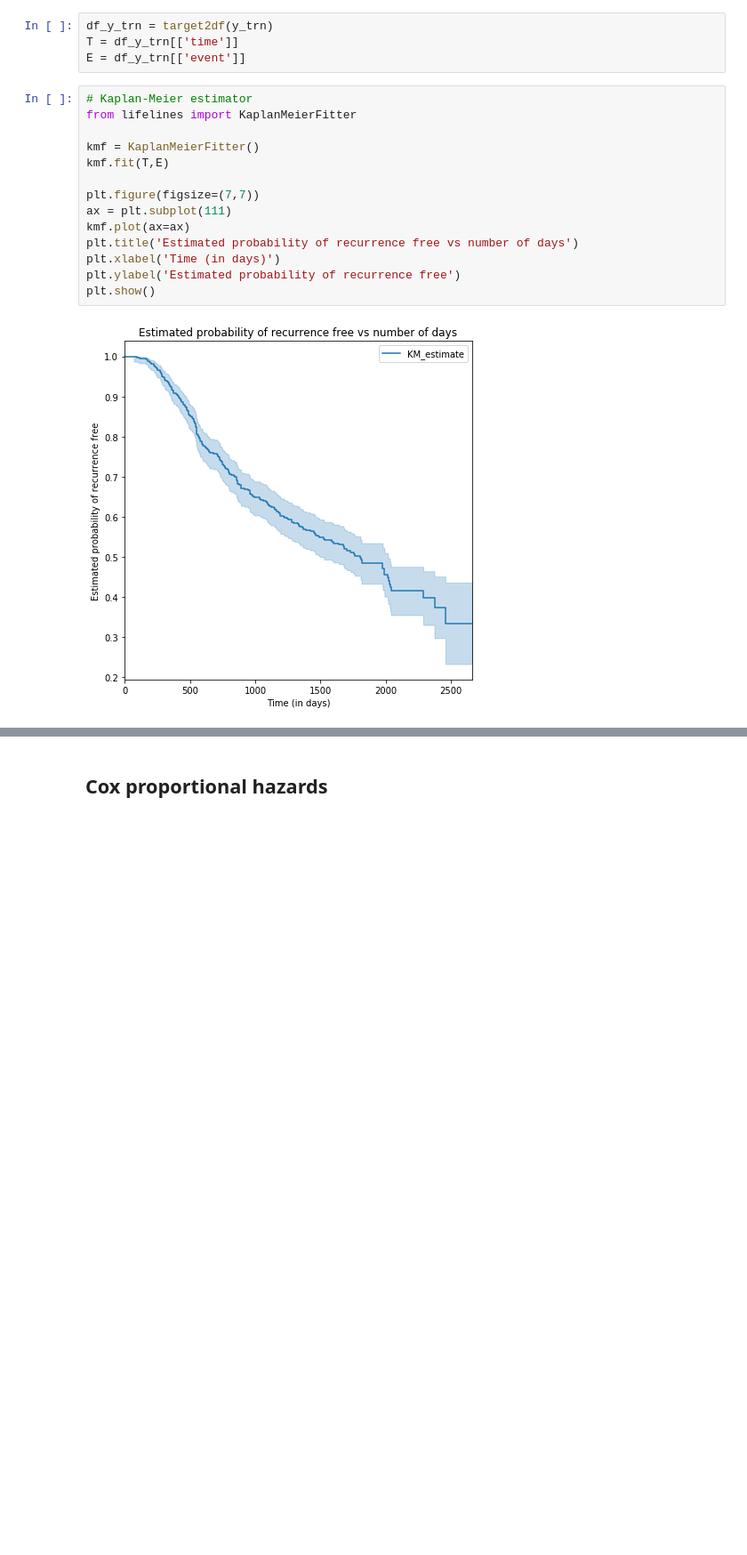
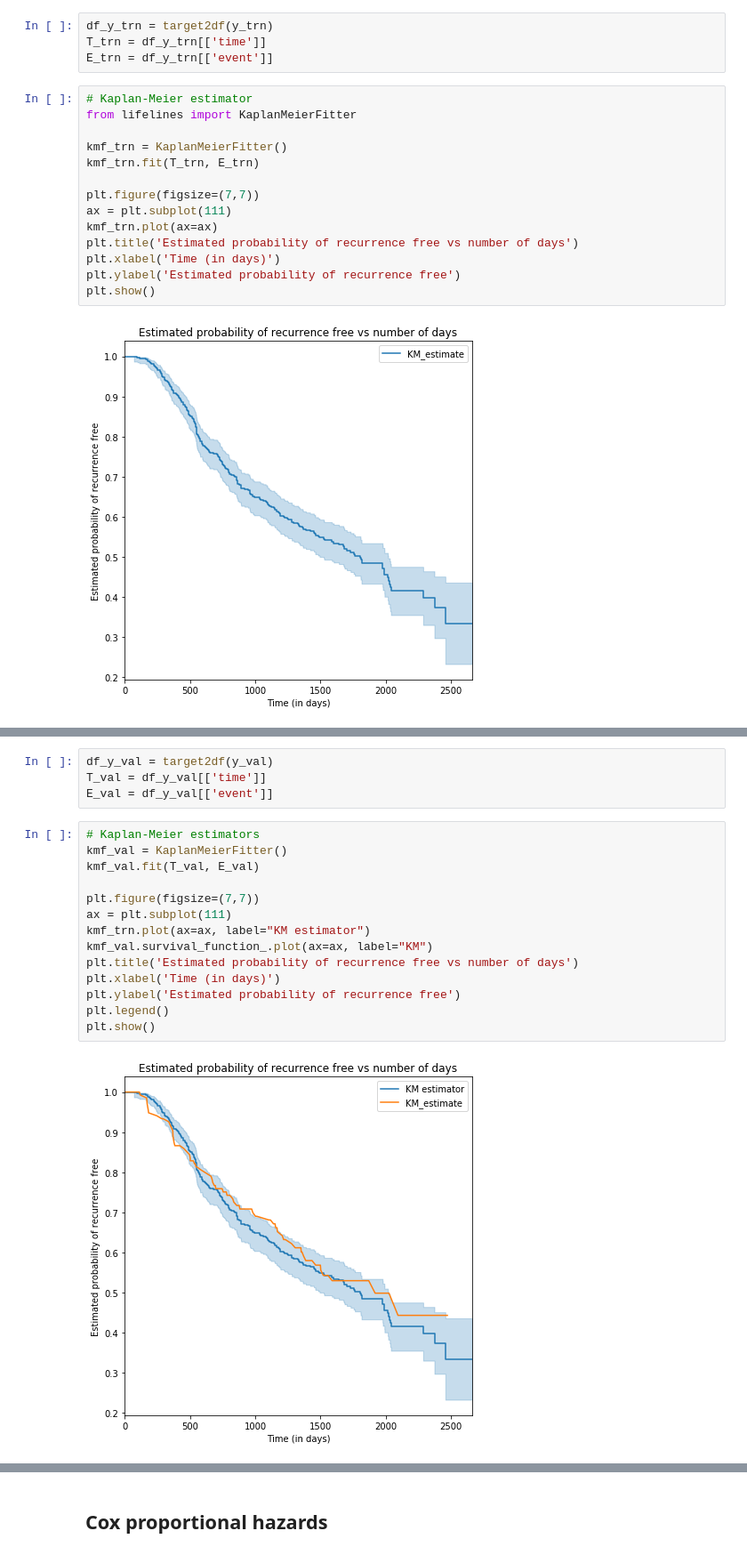
Before and after one commit to alonsosilvaallende/Survival_Analysis, a Jupyter notebook: Cox_PH_vs_Gradient_Boosting_Cox_PH_a_practical_guide-colab.ipynb, the cells around one changed output, grey strips where cells are left out. Shown: that part at 89% size. Saved outputs shown, nothing was run; the diff lists cells and outputs as text; blank space fills up the shorter version.

```diff
--- a/Cox_PH_vs_Gradient_Boosting_Cox_PH_a_practical_guide-colab.ipynb
+++ b/Cox_PH_vs_Gradient_Boosting_Cox_PH_a_practical_guide-colab.ipynb
@@ -190,17 +185,17 @@ If we didn't have the features, we could obtain a median time to event (recurren
 # %%
 df_y_trn = target2df(y_trn)
-T = df_y_trn[['time']]
-E = df_y_trn[['event']]
+T_trn = df_y_trn[['time']]
+E_trn = df_y_trn[['event']]
 # %%
 # Kaplan-Meier estimator
 from lifelines import KaplanMeierFitter
 
-kmf = KaplanMeierFitter()
-kmf.fit(T,E)
+kmf_trn = KaplanMeierFitter()
+kmf_trn.fit(T_trn, E_trn)
 
 plt.figure(figsize=(7,7))
 ax = plt.subplot(111)
-kmf.plot(ax=ax)
+kmf_trn.plot(ax=ax)
 plt.title('Estimated probability of recurrence free vs number of days')
 plt.xlabel('Time (in days)')
 plt.ylabel('Estimated probability of recurrence free')
@@ -213,0 +213,20 @@ Median time to event (in days): 1806.0
+# %%
+df_y_val = target2df(y_val)
+T_val = df_y_val[['time']]
+E_val = df_y_val[['event']]
+# %%
+# Kaplan-Meier estimators
+kmf_val = KaplanMeierFitter()
+kmf_val.fit(T_val, E_val)
+
+plt.figure(figsize=(7,7))
+ax = plt.subplot(111)
+kmf_trn.plot(ax=ax, label="KM estimator")
+kmf_val.survival_function_.plot(ax=ax, label="KM")
+plt.title('Estimated probability of recurrence free vs number of days')
+plt.xlabel('Time (in days)')
+plt.ylabel('Estimated probability of recurrence free')
+plt.legend()
+plt.show()
+# %% [output]
+[figure, added]
```
Also changed, not shown: parts of 45 cells of this notebook.
